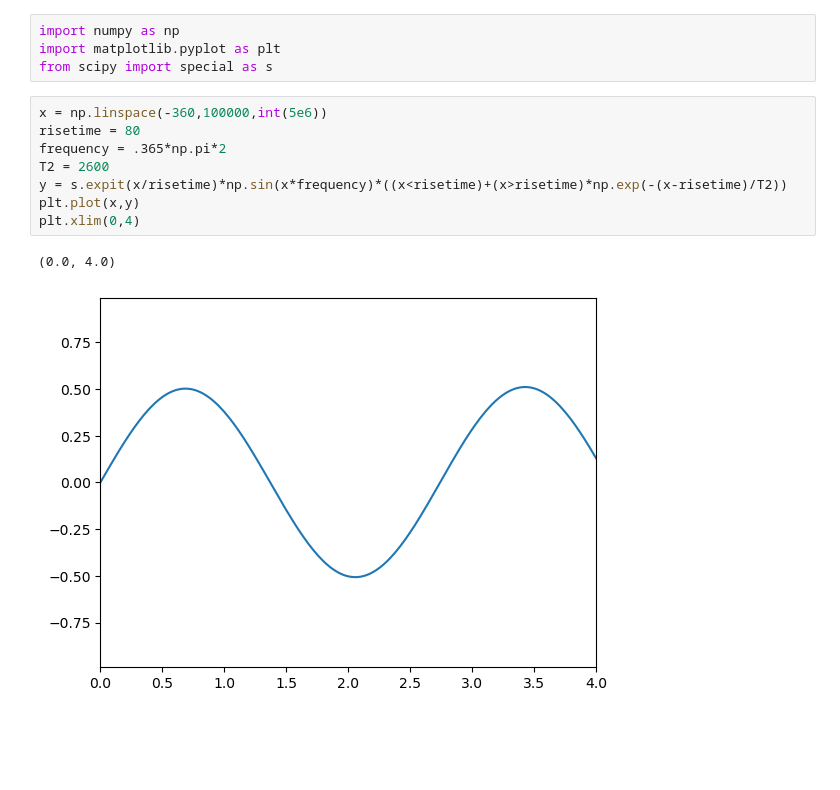
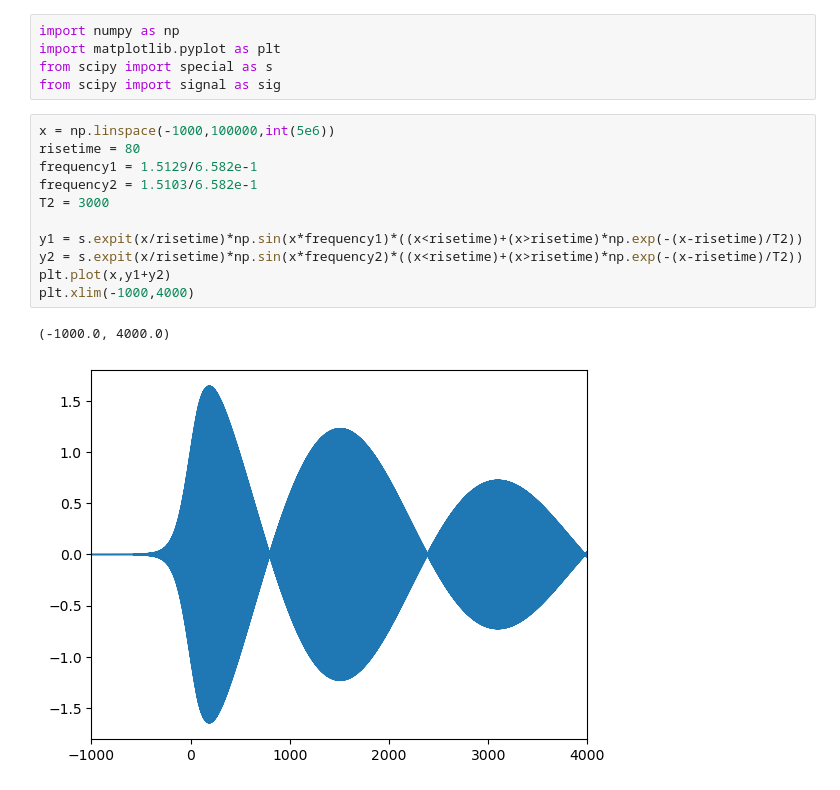
Before and after one commit to MTLphys/FittingFunctions, a Jupyter notebook: helpfulnotebooks/spectralresolutionworkbook.ipynb, the cells around one changed output. Drawn from its saved outputs; the diff is of its cells as text; blank space fills up the shorter version.

```diff
--- a/helpfulnotebooks/spectralresolutionworkbook.ipynb
+++ b/helpfulnotebooks/spectralresolutionworkbook.ipynb
@@ -2,14 +2,18 @@
 import numpy as np
 import matplotlib.pyplot as plt
 from scipy import special as s
+from scipy import signal as sig
 # %%
-x = np.linspace(-360,100000,int(5e6))
+x = np.linspace(-1000,100000,int(5e6))
 risetime = 80
-frequency = .365*np.pi*2
-T2 = 2600
-y = s.expit(x/risetime)*np.sin(x*frequency)*((x<risetime)+(x>risetime)*np.exp(-(x-risetime)/T2))
-plt.plot(x,y)
-plt.xlim(0,4)
+frequency1 = 1.5129/6.582e-1
+frequency2 = 1.5103/6.582e-1
+T2 = 3000
+
+y1 = s.expit(x/risetime)*np.sin(x*frequency1)*((x<risetime)+(x>risetime)*np.exp(-(x-risetime)/T2))
+y2 = s.expit(x/risetime)*np.sin(x*frequency2)*((x<risetime)+(x>risetime)*np.exp(-(x-risetime)/T2))
+plt.plot(x,y1+y2)
+plt.xlim(-1000,4000)
 # %% [output]
-(0.0, 4.0)
+(-1000.0, 4000.0)
-[figure, old version]
+[figure, new version]
```
Also changed, not shown: parts of 7 cells of this notebook, 4 other files.
